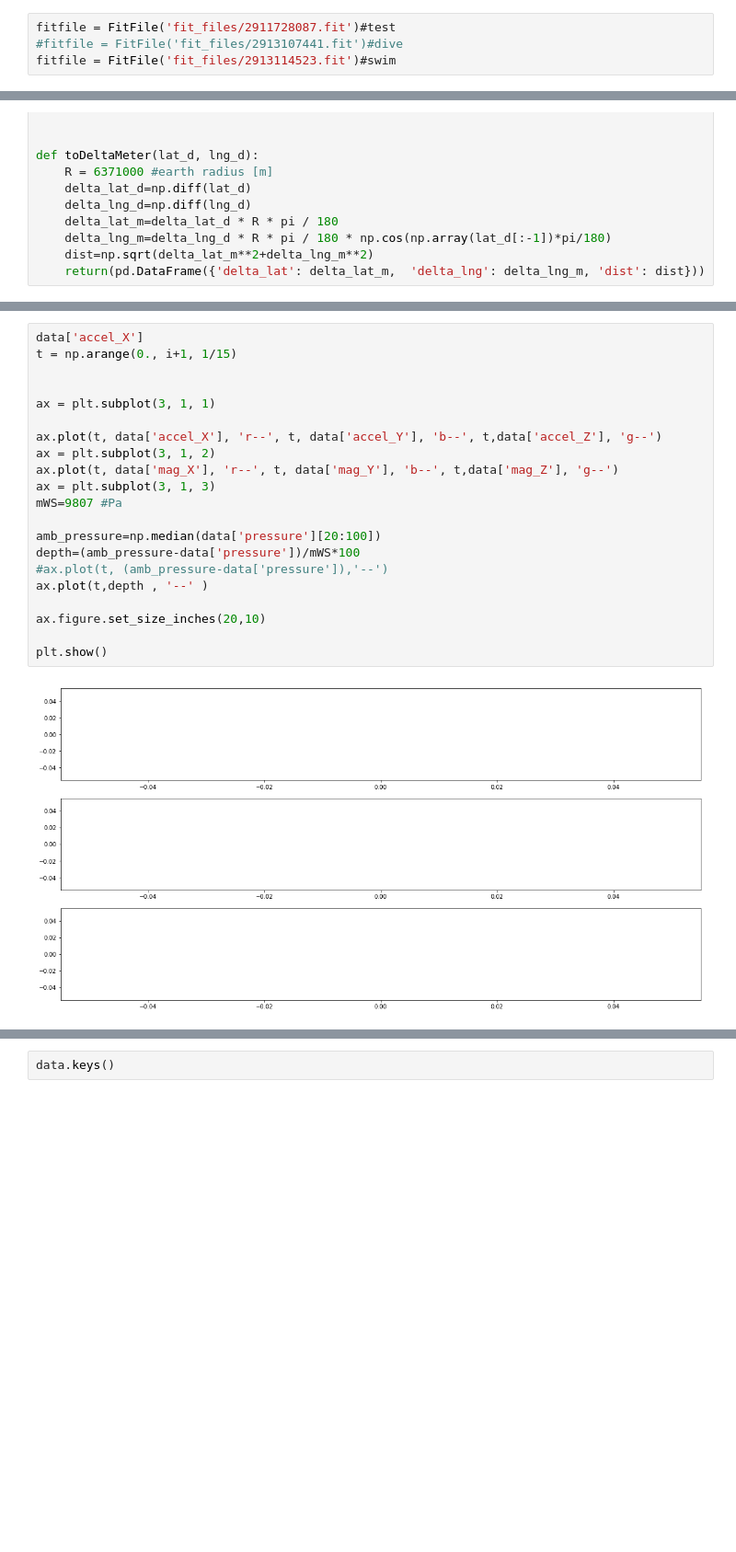
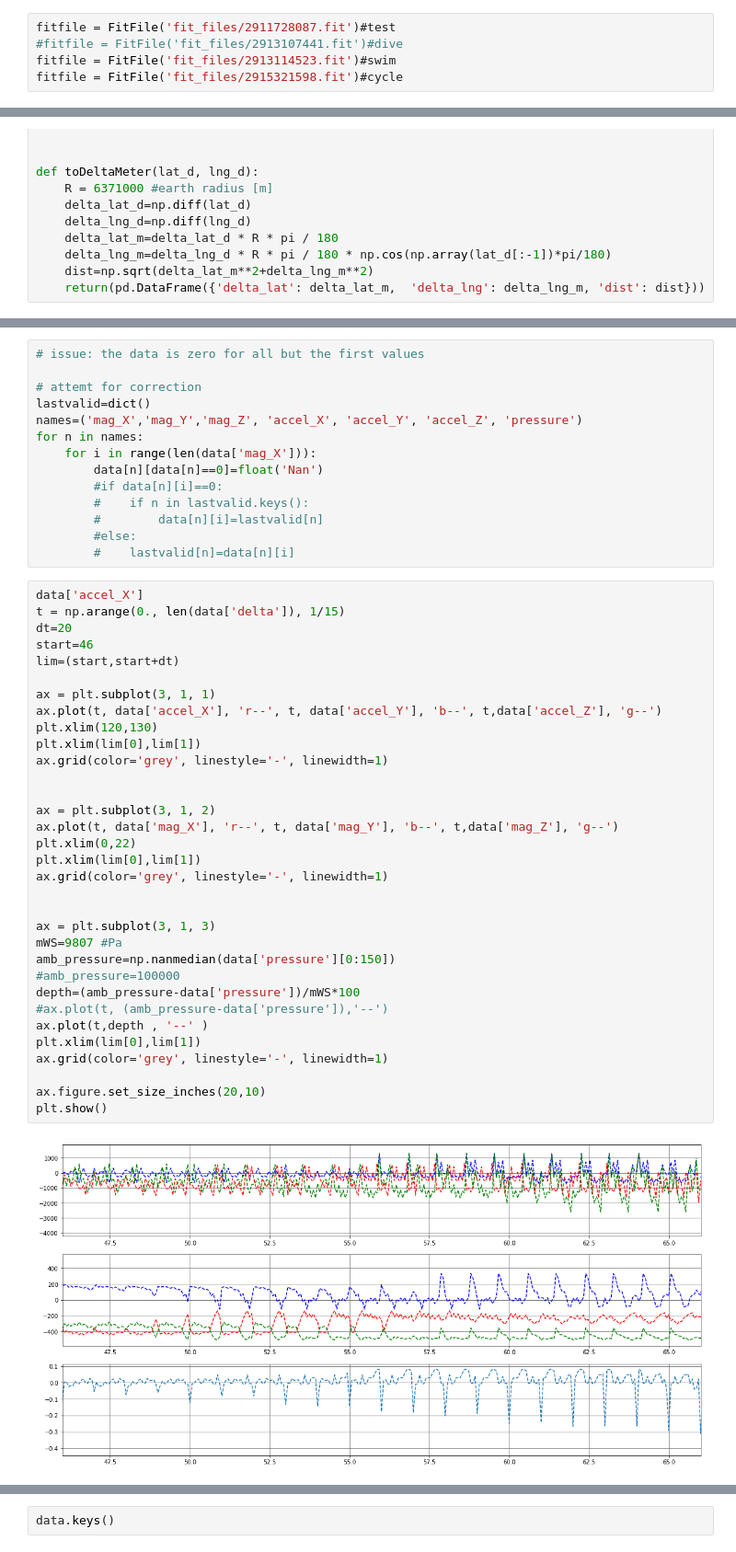
Before and after one commit to MatthiasLienhard/garmin_sandbox, a Jupyter notebook: analyse_recording.ipynb, the cells around one changed output, grey strips where cells are left out. Shown at 92% size. Cells and saved outputs as stored; diff of their text form; blank space fills up the shorter version.

```diff
--- a/analyse_recording.ipynb
+++ b/analyse_recording.ipynb
@@ -19,6 +19,7 @@ R = 6371000 #earth radius [m]
 fitfile = FitFile('fit_files/2911728087.fit')#test
 #fitfile = FitFile('fit_files/2913107441.fit')#dive
 fitfile = FitFile('fit_files/2913114523.fit')#swim
+fitfile = FitFile('fit_files/2915321598.fit')#cycle
 # %%
 def toDegree(s):
     s=np.array(s)
@@ -97,26 +132,52 @@ leave timestamp as it is (<class 'datetime.datetime'>)
+# %%
+# issue: the data is zero for all but the first values
+
+# attemt for correction
+lastvalid=dict()
+names=('mag_X','mag_Y','mag_Z', 'accel_X', 'accel_Y', 'accel_Z', 'pressure')
+for n in names:
+    for i in range(len(data['mag_X'])):
+        data[n][data[n]==0]=float('Nan')
+        #if data[n][i]==0:
+        #    if n in lastvalid.keys():
+        #        data[n][i]=lastvalid[n]
+        #else:
+        #    lastvalid[n]=data[n][i]
 # %%
 data['accel_X']
-t = np.arange(0., i+1, 1/15)
+t = np.arange(0., len(data['delta']), 1/15)
+dt=20
+start=46
+lim=(start,start+dt)
+
+ax = plt.subplot(3, 1, 1)
+ax.plot(t, data['accel_X'], 'r--', t, data['accel_Y'], 'b--', t,data['accel_Z'], 'g--')
+plt.xlim(120,130)
+plt.xlim(lim[0],lim[1])
+ax.grid(color='grey', linestyle='-', linewidth=1)
 
 
-ax = plt.subplot(3, 1, 1)
-
-ax.plot(t, data['accel_X'], 'r--', t, data['accel_Y'], 'b--', t,data['accel_Z'], 'g--')
 ax = plt.subplot(3, 1, 2)
 ax.plot(t, data['mag_X'], 'r--', t, data['mag_Y'], 'b--', t,data['mag_Z'], 'g--')
+plt.xlim(0,22)
+plt.xlim(lim[0],lim[1])
+ax.grid(color='grey', linestyle='-', linewidth=1)
+
+
 ax = plt.subplot(3, 1, 3)
 mWS=9807 #Pa
-
-amb_pressure=np.median(data['pressure'][20:100])
+amb_pressure=np.nanmedian(data['pressure'][0:150])
+#amb_pressure=100000
 depth=(amb_pressure-data['pressure'])/mWS*100
 #ax.plot(t, (amb_pressure-data['pressure']),'--')
 ax.plot(t,depth , '--' )
+plt.xlim(lim[0],lim[1])
+ax.grid(color='grey', linestyle='-', linewidth=1)
 
 ax.figure.set_size_inches(20,10)
-
 plt.show()
 # %% [output]
-[figure, old version]
+[figure, new version]
 # %%
 
 idx=np.arange(0, i+1)*15+data['gps_time']
```
Also changed, not shown: parts of 4 cells of this notebook, 4 other files.
